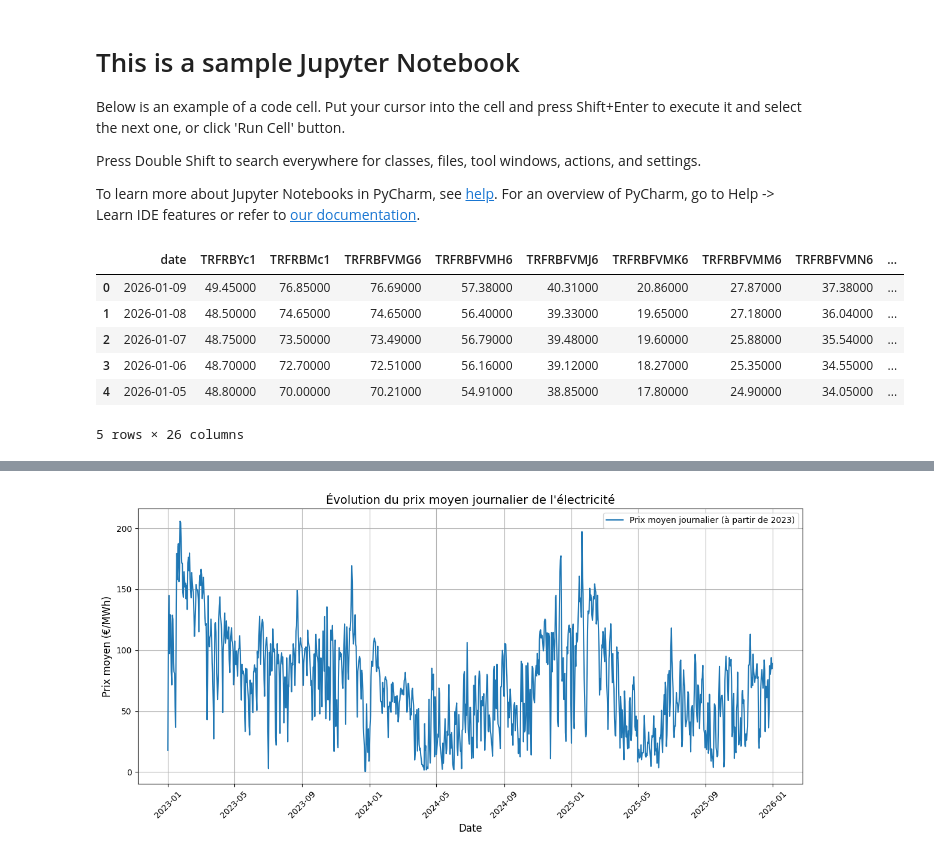
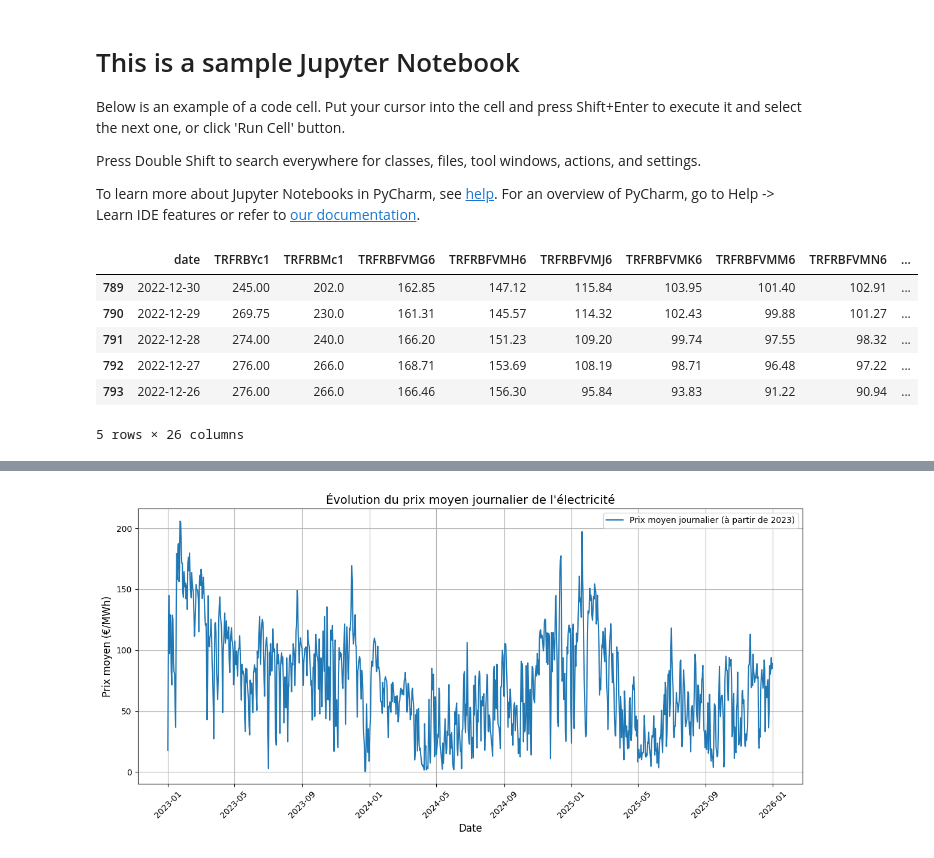
Before and after one commit to alexisdantzikian/SwingContractPricing, a Jupyter notebook: EnergyRisk/main.ipynb, the cells around one changed output, grey strips where cells are left out. Drawn from its saved outputs; the diff is of its cells as text; code cells hidden in the pictures.

```diff
--- a/EnergyRisk/main.ipynb
+++ b/EnergyRisk/main.ipynb
@@ -19,16 +19,15 @@ future = pd.read_excel("data/futures.xlsx", header=0)
 # %%
 future["date"]= pd.to_datetime(future["date"])
 future.ffill(inplace=True)
-future = future[future['date'] >= "2024-01-01"]
-
+future = future[future['date'] <= "2023-01-01"]
 future.head()
 # %% [output]
 |  | date | TRFRBYc1 | TRFRBMc1 | TRFRBFVMG6 | TRFRBFVMH6 | TRFRBFVMJ6 | TRFRBFVMK6 | TRFRBFVMM6 | TRFRBFVMN6 | ... |
-| 0 | 2026-01-09 | 49.45000 | 76.85000 | 76.69000 | 57.38000 | 40.31000 | 20.86000 | 27.87000 | 37.38000 | ... |
-| 1 | 2026-01-08 | 48.50000 | 74.65000 | 74.65000 | 56.40000 | 39.33000 | 19.65000 | 27.18000 | 36.04000 | ... |
-| 2 | 2026-01-07 | 48.75000 | 73.50000 | 73.49000 | 56.79000 | 39.48000 | 19.60000 | 25.88000 | 35.54000 | ... |
-| 3 | 2026-01-06 | 48.70000 | 72.70000 | 72.51000 | 56.16000 | 39.12000 | 18.27000 | 25.35000 | 34.55000 | ... |
-| 4 | 2026-01-05 | 48.80000 | 70.00000 | 70.21000 | 54.91000 | 38.85000 | 17.80000 | 24.90000 | 34.05000 | ... |
+| 789 | 2022-12-30 | 245.00 | 202.0 | 162.85 | 147.12 | 115.84 | 103.95 | 101.40 | 102.91 | ... |
+| 790 | 2022-12-29 | 269.75 | 230.0 | 161.31 | 145.57 | 114.32 | 102.43 | 99.88 | 101.27 | ... |
+| 791 | 2022-12-28 | 274.00 | 240.0 | 166.20 | 151.23 | 109.20 | 99.74 | 97.55 | 98.32 | ... |
+| 792 | 2022-12-27 | 276.00 | 266.0 | 168.71 | 153.69 | 108.19 | 98.71 | 96.48 | 97.22 | ... |
+| 793 | 2022-12-26 | 276.00 | 266.0 | 166.46 | 156.30 | 95.84 | 93.83 | 91.22 | 90.94 | ... |
 5 rows × 26 columns
 # %%
 # Lecture et traitement des fichiers Spot22, Spot23, Spot24, Spot25
```
Also changed, not shown: parts of 10 cells of this notebook, 8 other files.
